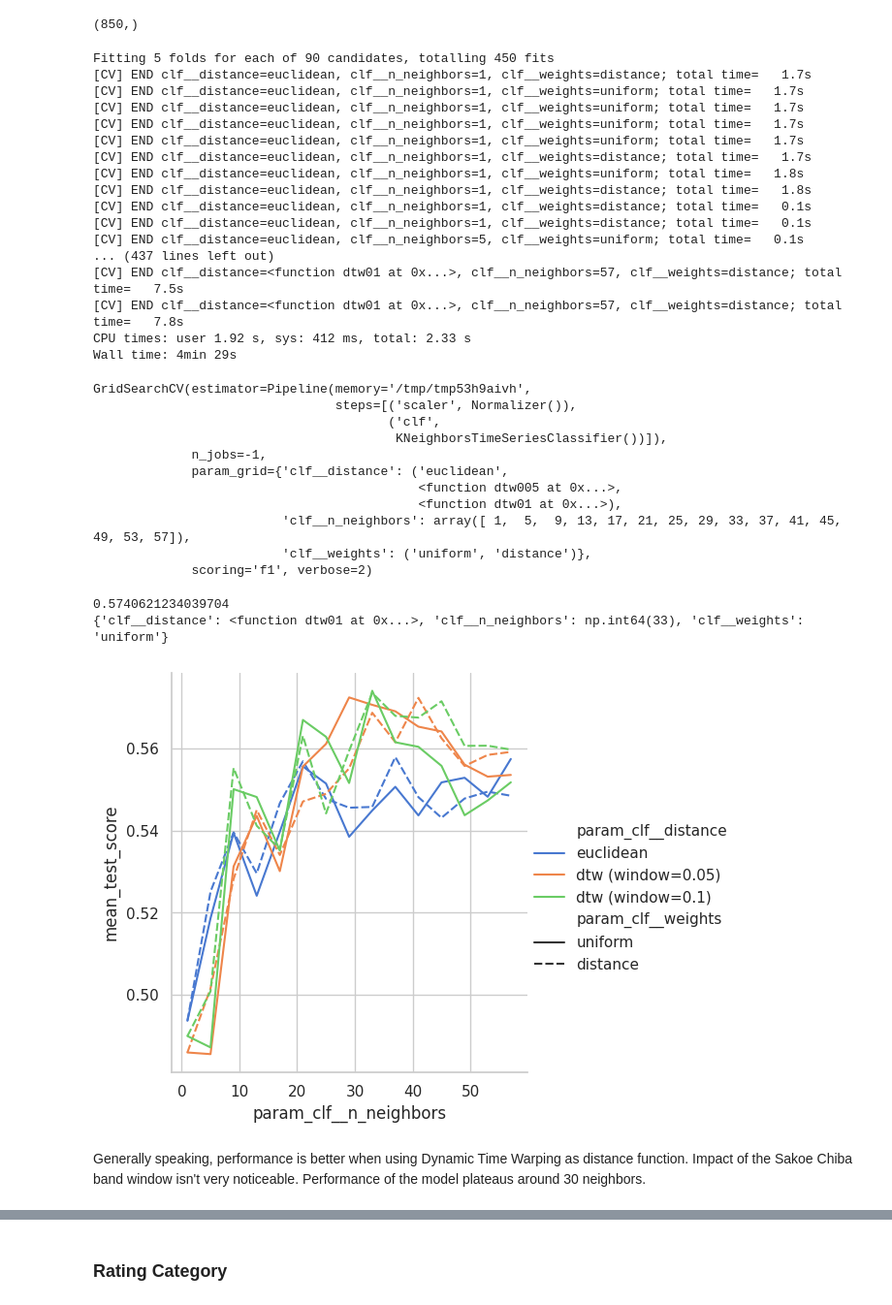
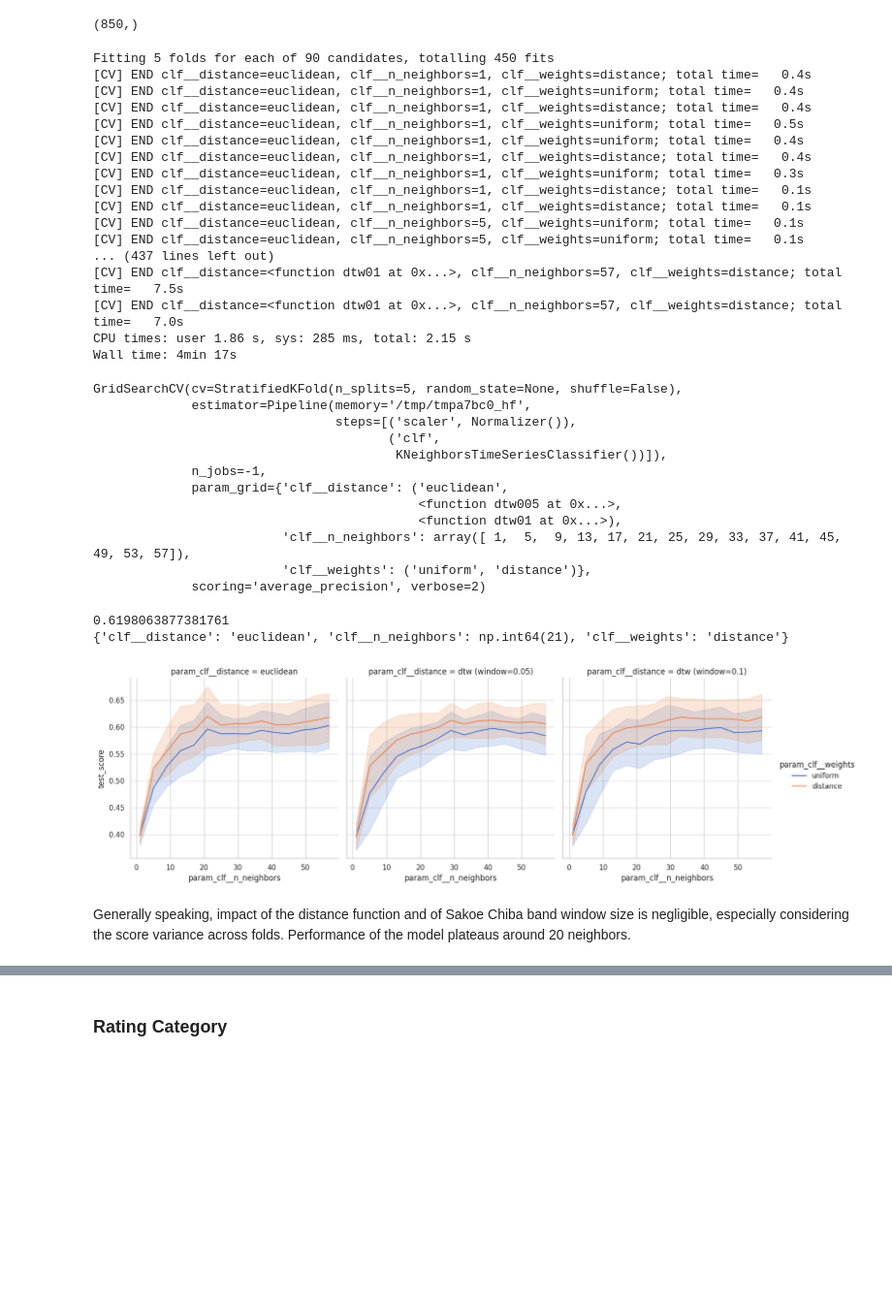
Before and after one commit to g-fabiani4-unipi/dm2_project, a Jupyter notebook: src/time_series/knn.ipynb, the cells around one changed output, grey strips where cells are left out. Shown: that part at 97% size. Drawn from its saved outputs; the diff is of its cells as text; code cells hidden in the pictures; blank space fills up the shorter version.

Commit message:
Final revision of classification and record cv results

```diff
--- a/src/time_series/knn.ipynb
+++ b/src/time_series/knn.ipynb
@@ -41,19 +48,14 @@ def dtw005(x, y):
 def dtw01(x, y):
     return dtw_distance(x, y, window=.1)
 # %%
-def plot_results(cv_results):
-    results = pd.DataFrame(cv_results)
+def plot_results(results):
     results['param_clf__distance'] = results['param_clf__distance'].map(
     lambda x: f'dtw (window=0.{str(x).split()[1][4:]})' if str(x).startswith('<') else x
         )
-    sns.relplot(results, x='param_clf__n_neighbors', y='mean_test_score',
-            hue='param_clf__distance', style='param_clf__weights',
-            kind='line')
-
-def print_cv_results(cv_results):
-    for key, value in cv_results.items():
-        if key.startswith('test'):
-            print(f'{key.replace('test_', '')}: {np.mean(value):.2f} ({np.std(value):.2f})')
+    sns.relplot(results, x='param_clf__n_neighbors', y='test_score',
+                errorbar='sd',
+                col='param_clf__distance', hue='param_clf__weights',
+                kind='line')
 # %%
 ks = np.arange(1, 60, 4)
 
@@ -64,3 +72,6 @@ param_grid = {'clf__distance': ('euclidean', dtw005, dtw01),
+# %%
+grid_cv = StratifiedKFold(shuffle=False)
+cv = StratifiedKFold(shuffle=True, random_state=42)
 # %% [markdown]
 ## Shape based classification and regression with KNN
 # %% [markdown]
@@ -79,30 +84,32 @@ pipeline = Pipeline([
 # %%
 grid = GridSearchCV(
     pipeline, param_grid=param_grid,
-    scoring='f1', n_jobs=-1, verbose=2,
+    scoring='average_precision', n_jobs=-1, verbose=2,
+    cv=grid_cv
 )
 # %%
 %%time
 grid.fit(train_X, train_y)
 # %% [output]
 Fitting 5 folds for each of 90 candidates, totalling 450 fits
-[CV] END clf__distance=euclidean, clf__n_neighbors=1, clf__weights=distance; total time=   1.7s
-[CV] END clf__distance=euclidean, clf__n_neighbors=1, clf__weights=uniform; total time=   1.7s
-[CV] END clf__distance=euclidean, clf__n_neighbors=1, clf__weights=uniform; total time=   1.7s
-[CV] END clf__distance=euclidean, clf__n_neighbors=1, clf__weights=uniform; total time=   1.7s
-[CV] END clf__distance=euclidean, clf__n_neighbors=1, clf__weights=uniform; total time=   1.7s
-[CV] END clf__distance=euclidean, clf__n_neighbors=1, clf__weights=distance; total time=   1.7s
-[CV] END clf__distance=euclidean, clf__n_neighbors=1, clf__weights=uniform; total time=   1.8s
-[CV] END clf__distance=euclidean, clf__n_neighbors=1, clf__weights=distance; total time=   1.8s
+[CV] END clf__distance=euclidean, clf__n_neighbors=1, clf__weights=distance; total time=   0.4s
+[CV] END clf__distance=euclidean, clf__n_neighbors=1, clf__weights=uniform; total time=   0.4s
+[CV] END clf__distance=euclidean, clf__n_neighbors=1, clf__weights=distance; total time=   0.4s
+[CV] END clf__distance=euclidean, clf__n_neighbors=1, clf__weights=uniform; total time=   0.5s
+[CV] END clf__distance=euclidean, clf__n_neighbors=1, clf__weights=uniform; total time=   0.4s
+[CV] END clf__distance=euclidean, clf__n_neighbors=1, clf__weights=distance; total time=   0.4s
+[CV] END clf__distance=euclidean, clf__n_neighbors=1, clf__weights=uniform; total time=   0.3s
 [CV] END clf__distance=euclidean, clf__n_neighbors=1, clf__weights=distance; total time=   0.1s
 [CV] END clf__distance=euclidean, clf__n_neighbors=1, clf__weights=distance; total time=   0.1s
 [CV] END clf__distance=euclidean, clf__n_neighbors=5, clf__weights=uniform; total time=   0.1s
+[CV] END clf__distance=euclidean, clf__n_neighbors=5, clf__weights=uniform; total time=   0.1s
 ... (437 lines left out)
 [CV] END clf__distance=<function dtw01 at 0x...>, clf__n_neighbors=57, clf__weights=distance; total time=   7.5s
-[CV] END clf__distance=<function dtw01 at 0x...>, clf__n_neighbors=57, clf__weights=distance; total time=   7.8s
-CPU times: user 1.92 s, sys: 412 ms, total: 2.33 s
-Wall time: 4min 29s
+[CV] END clf__distance=<function dtw01 at 0x...>, clf__n_neighbors=57, clf__weights=distance; total time=   7.0s
+CPU times: user 1.86 s, sys: 285 ms, total: 2.15 s
+Wall time: 4min 17s
-GridSearchCV(estimator=Pipeline(memory='/tmp/tmp53h9aivh',
+GridSearchCV(cv=StratifiedKFold(n_splits=5, random_state=None, shuffle=False),
+             estimator=Pipeline(memory='/tmp/tmpa7bc0_hf',
                                 steps=[('scaler', Normalizer()),
                                        ('clf',
                                         KNeighborsTimeSeriesClassifier())]),
@@ -112,20 +119,20 @@ GridSearchCV(estimator=Pipeline(memory='/tmp/tmp53h9aivh',
                                            <function dtw01 at 0x...>),
                          'clf__n_neighbors': array([ 1,  5,  9, 13, 17, 21, 25, 29, 33, 37, 41, 45, 49, 53, 57]),
                          'clf__weights': ('uniform', 'distance')},
-             scoring='f1', verbose=2)
+             scoring='average_precision', verbose=2)
 # %%
 print(grid.best_score_)
 print(grid.best_params_)
 # %% [output]
-0.5740621234039704
-{'clf__distance': <function dtw01 at 0x...>, 'clf__n_neighbors': np.int64(33), 'clf__weights': 'uniform'}
+0.6198063877381761
+{'clf__distance': 'euclidean', 'clf__n_neighbors': np.int64(21), 'clf__weights': 'distance'}
 # %%
-plot_results(grid.cv_results_)
+plot_results(cv_results_to_long(grid.cv_results_))
 # %% [output]
-[figure, old version]
+[figure, new version]
 # %% [markdown]
-Generally speaking, performance is better when using Dynamic Time Warping as distance function. Impact of the Sakoe Chiba band window isn't very noticeable.
-Performance of the model plateaus around 30 neighbors.
+Generally speaking, impact of the distance function and of Sakoe Chiba band window size is negligible, especially considering the score variance across folds.
+Performance of the model plateaus around 20 neighbors.
 # %%
 cv_results = cross_validate(grid.best_estimator_, train_X, train_y, n_jobs=-1,
                             scoring=('f1', 'precision', 'recall', 'average_precision'),
```
Also changed, not shown: parts of 70 cells of this notebook, 16 other files.
